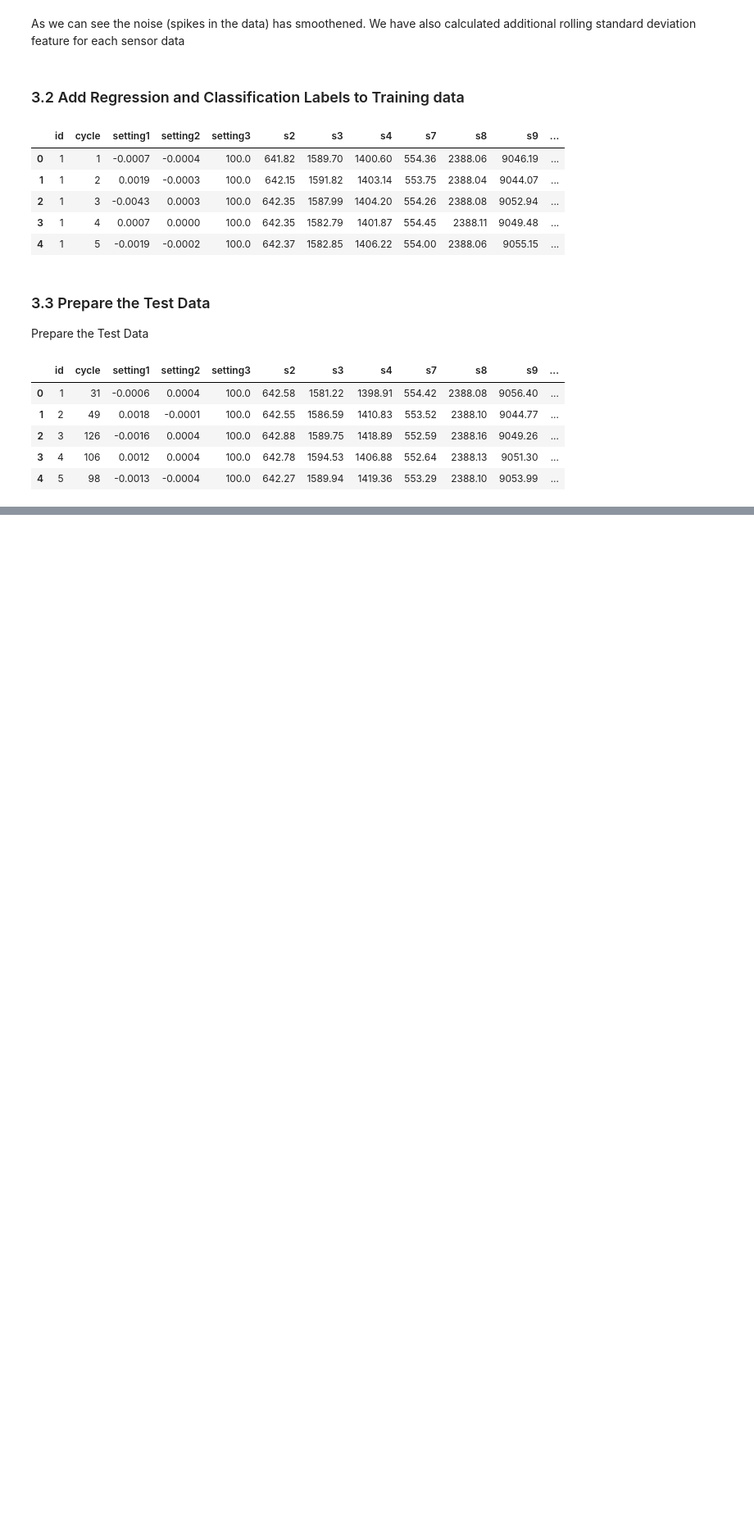
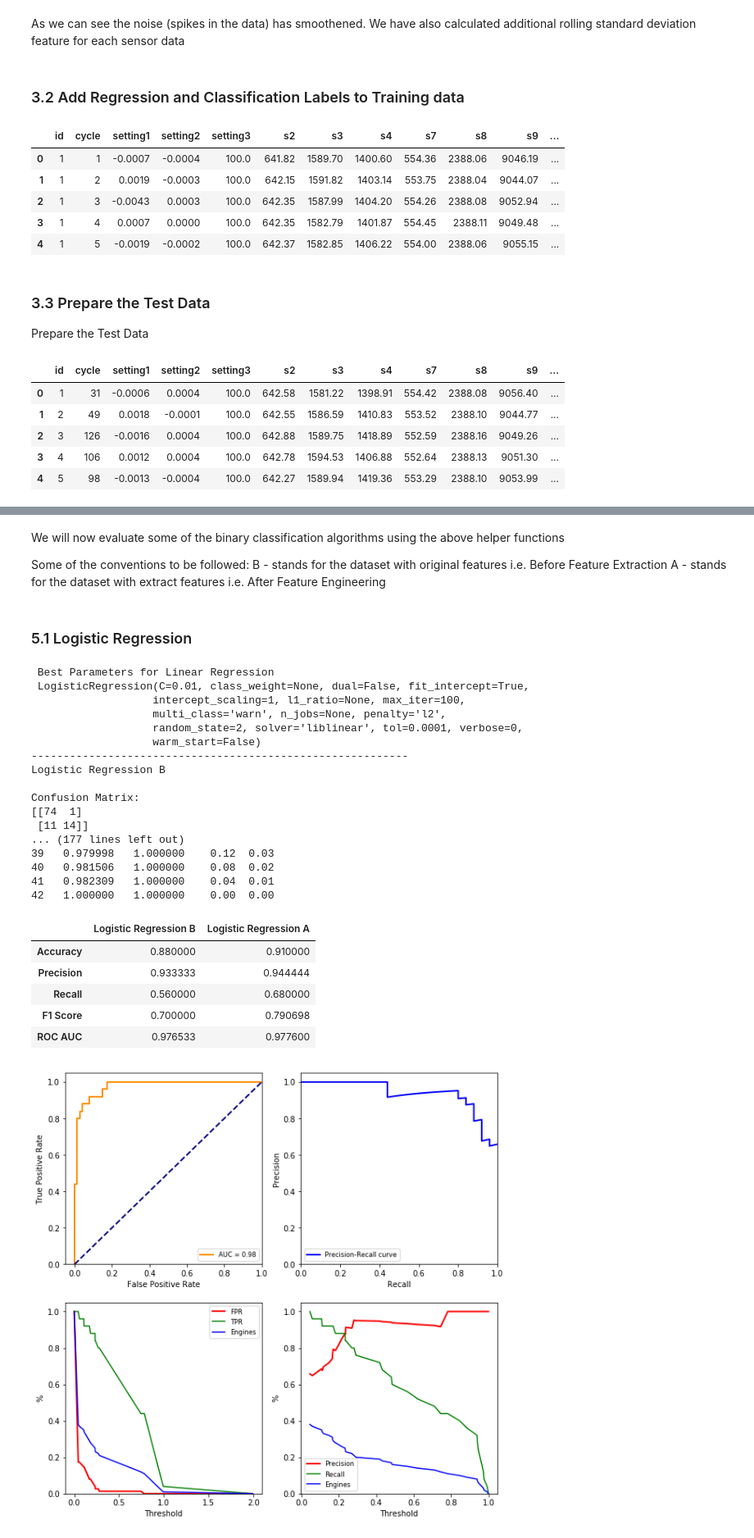
Before and after one commit to sanjaysoni2k1/PMCapstone, a Jupyter notebook: predictive_maintenance_turbine.ipynb, the cells around one changed output, grey strips where cells are left out. Shown at 82% size. Saved outputs shown, nothing was run; the diff lists cells and outputs as text; code cells hidden in the pictures; blank space fills up the shorter version.

Commit message:
Added Binary Classification Section
added binary classification section to notebook

```diff
--- a/predictive_maintenance_turbine.ipynb
+++ b/predictive_maintenance_turbine.ipynb
@@ -745,13 +375,0 @@ df_reduced_data = pd.concat([df_identifier, reduced_data_features], axis=1)
-# %%
-  fig, ax = plt.subplots(nrows=1, ncols=2, figsize=(24, 10))
-  ax[0].scatter(x=df_reduced_data.loc[:,'Dimension 1'], y=df_reduced_data.loc[:,'Dimension 2'], facecolor='b', edgecolors='lightblue', s=70, alpha=0.5)
-  ax[0].set_xlabel("Dimension 1 - First Principal Component")
-  ax[0].set_ylabel("Dimension 2 - Second Principal Component")
-  ax[0].set_title("Scatter Plot of the first two Principal Components / Dimensions")
-
-  ax[1].set_xlabel("Dimension 1 - First Principal Component")
-  ax[1].set_ylabel("Dimension 2 - Second Principal Component")
-  ax[1].set_title("First and Last Cycles of all the Engines overlayed on PCA")
-  ax[1].scatter(x=df_reduced_data.loc[:,'Dimension 1'], y=df_reduced_data.loc[:,'Dimension 2'], facecolor='b', edgecolors='lightblue', s=70, alpha=0.5)
-  ax[1].scatter(x=df_reduced_data.groupby('id').first()['Dimension 1'], y=df_reduced_data.groupby('id').first()['Dimension 2'], facecolors='lightgreen', edgecolors='green' )
-  ax[1].scatter(x=df_reduced_data.groupby('id').last()['Dimension 1'], y=df_reduced_data.groupby('id').last()['Dimension 2'], facecolors='red', edgecolors='red' )
@@ -801,0 +400,7 @@ ax[1,1].legend()
+# %%
+features = sensor_features
+X_train = df_train[features]
+y_train = df_train['rul']
+
+X_test = df_test[features]
+y_test = df_test['rul']
@@ -801,0 +733,58 @@ ax[1,1].legend()
+# %% [markdown]
+We will now evaluate some of the binary classification algorithms using the above helper functions
+
+Some of the conventions to be followed:
+B - stands for the dataset with original features i.e. Before Feature Extraction
+A - stands for the dataset with extract features i.e. After Feature Engineering
+# %% [markdown]
+### 5.1 Logistic Regression
+# %%
+from sklearn.linear_model import LogisticRegression
+# Logistic Regression
+model = 'Logistic Regression B'
+
+clf_lgrb = LogisticRegression(random_state=2)
+gs_params = {'C': [.01, 0.1, 1.0, 10], 'solver': ['liblinear']}
+gs_score = 'roc_auc'
+
+
+clf_lgrb, pred_lgrb = bin_classify(model, clf_lgrb, sensor_features, params=gs_params, score=gs_score)
+print('\n Best Parameters for Linear Regression\n',clf_lgrb)
+metrics_lgrb, roc_lgrb, prc_lgrb = bin_class_metrics(model, y_test, pred_lgrb.y_pred, pred_lgrb.y_score, print_out=True, plot_out=True)
+
+
+
+model = 'Logistic Regression A'
+clf_lgra = LogisticRegression(random_state=123)
+gs_params = {'C': [.01, 0.1, 1.0, 10], 'solver': ['liblinear']}
+gs_score = 'roc_auc'
+
+clf_lgra, pred_lgra = bin_classify(model, clf_lgra, features_adxf, params=gs_params, score=gs_score)
+print('\nBest Parameters:\n',clf_lgra)
+
+metrics_lgra, roc_lgra, prc_lgra = bin_class_metrics(model, y_test, pred_lgra.y_pred, pred_lgra.y_score, print_out=True, plot_out=True)
+# %% [output]
+ Best Parameters for Linear Regression
+ LogisticRegression(C=0.01, class_weight=None, dual=False, fit_intercept=True,
+                   intercept_scaling=1, l1_ratio=None, max_iter=100,
+                   multi_class='warn', n_jobs=None, penalty='l2',
+                   random_state=2, solver='liblinear', tol=0.0001, verbose=0,
+                   warm_start=False)
+-----------------------------------------------------------
+Logistic Regression B
+
+Confusion Matrix:
+[[74  1]
+ [11 14]]
+... (177 lines left out)
+39   0.979998   1.000000    0.12  0.03
+40   0.981506   1.000000    0.08  0.02
+41   0.982309   1.000000    0.04  0.01
+42   1.000000   1.000000    0.00  0.00
+|  | Logistic Regression B | Logistic Regression A |
+| Accuracy | 0.880000 | 0.910000 |
+| Precision | 0.933333 | 0.944444 |
+| Recall | 0.560000 | 0.680000 |
+| F1 Score | 0.700000 | 0.790698 |
+| ROC AUC | 0.976533 | 0.977600 |
+[figure, added]
```
Also changed, not shown: parts of 73 cells of this notebook.
